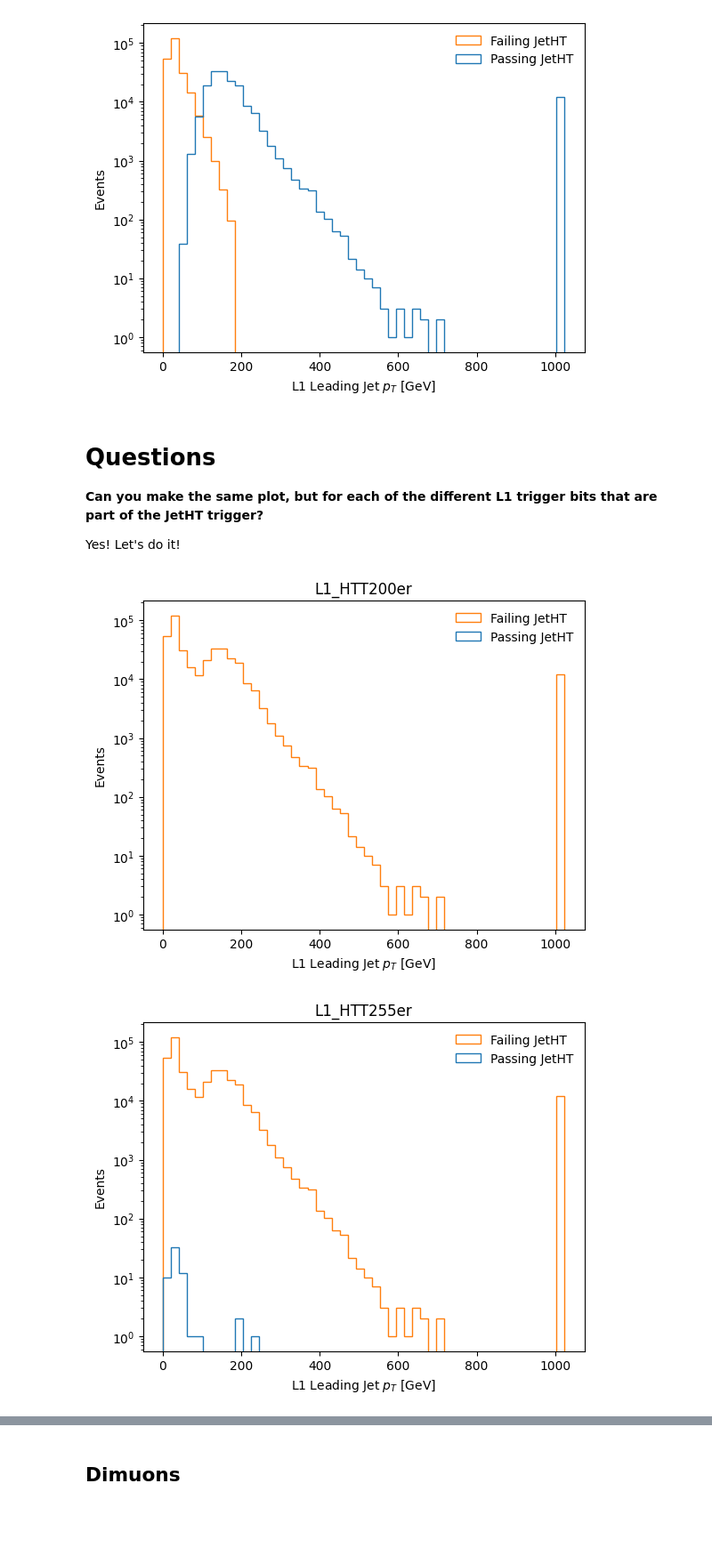
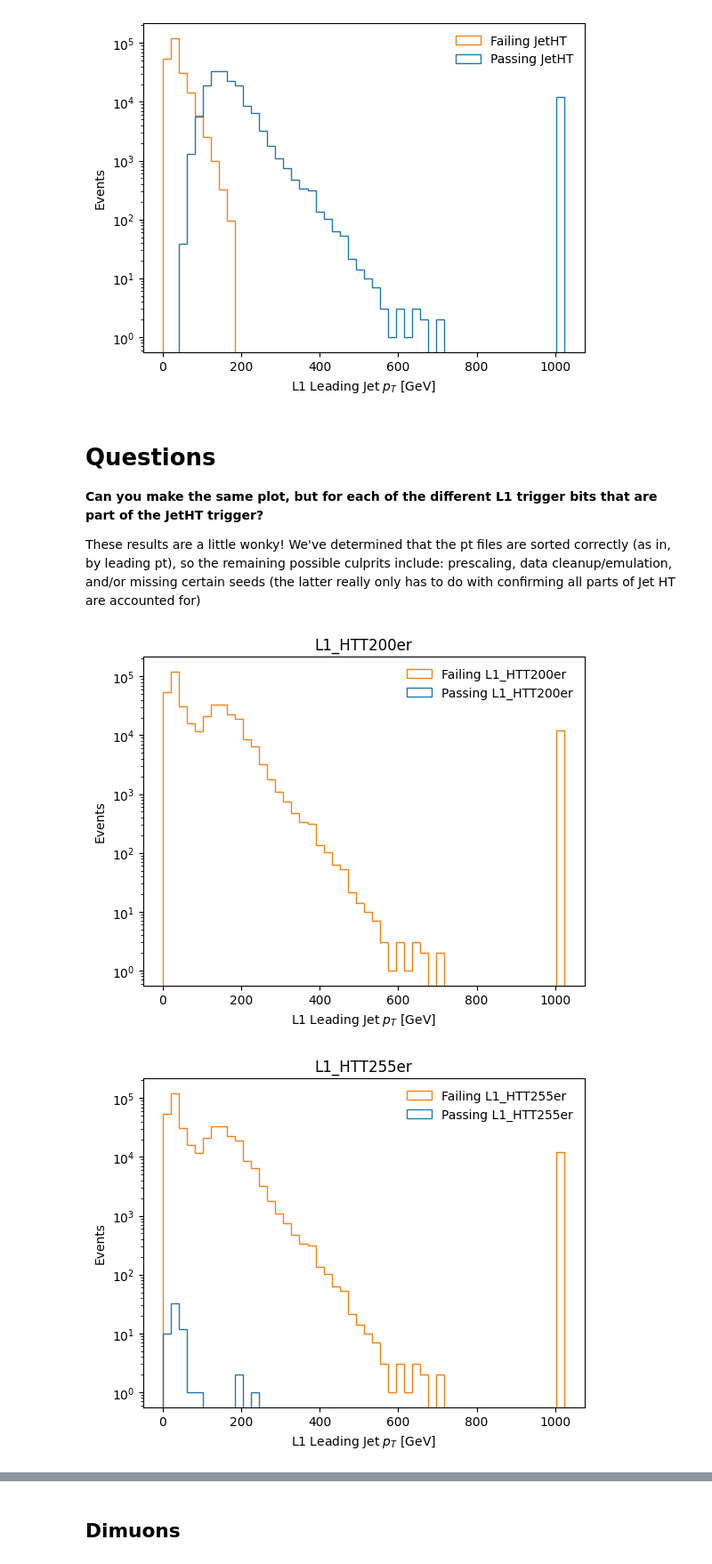
Before and after one commit to AdaCollins01/completed_axol1tl_practice, a Jupyter notebook: 4_getting_started_with_triggers.ipynb, the cells around one changed output, grey strips where cells are left out. Shown at 89% size. Drawn from its saved outputs; the diff is of its cells as text; code cells hidden in the pictures; blank space fills up the shorter version.

```diff
--- a/4_getting_started_with_triggers.ipynb
+++ b/4_getting_started_with_triggers.ipynb
@@ -248,5 +248,6 @@ jet_bx_0 = events["L1Jet_bx"].array() == 0
 
 # All jet pts
 jet_pt = events['L1Jet_pt'].array()[jet_bx_0]
-ak.flatten(jet_pt)
+jet_pt = -np.sort(-jet_pt) # This actually doesn't change anything bc it is sorted correctly, but better safe than sorry!
+jet_pt
 # %% [output]
@@ -283,7 +284,7 @@ Text(0, 0.5, 'Events')
 # Questions
 **Can you make the same plot, but for each of the different L1 trigger bits that are part of the JetHT trigger?**
 
-Yes! Let's do it!
+These results are a little wonky! We've determined that the pt files are sorted correctly (as in, by leading pt), so the remaining possible culprits include: prescaling, data cleanup/emulation, and/or missing certain seeds (the latter really only has to do with confirming all parts of Jet HT are accounted for)
 # %%
 # Remind ourselves of our dictionary
 JetHT_bits = {
@@ -301,17 +302,17 @@ JetHT_bits = {
 # %%
 # Plotting them!
 for key, value in JetHT_bits.items():
     plt.hist([ak.flatten(jet_pt[value][:,0:1]), #Every event that passed that specific bit
          ak.flatten(jet_pt[~value][:,0:1])], #Every other event that failed that bit
          bins=50,
-         label=["Passing JetHT","Failing JetHT"],
+         label=[f"Passing {key}",f"Failing {key}"],
          histtype='step')
     plt.title(key)
     plt.legend(frameon=False)
     plt.yscale('log')
     plt.xlabel(r"L1 Leading Jet $p_T$ [GeV]")
     plt.ylabel("Events")
     plt.show()
 # %% [output]
-[figure, old version]
+[figure, new version]
-[figure, old version]
+[figure, new version]
```
Also changed, not shown: parts of 18 cells of this notebook.
